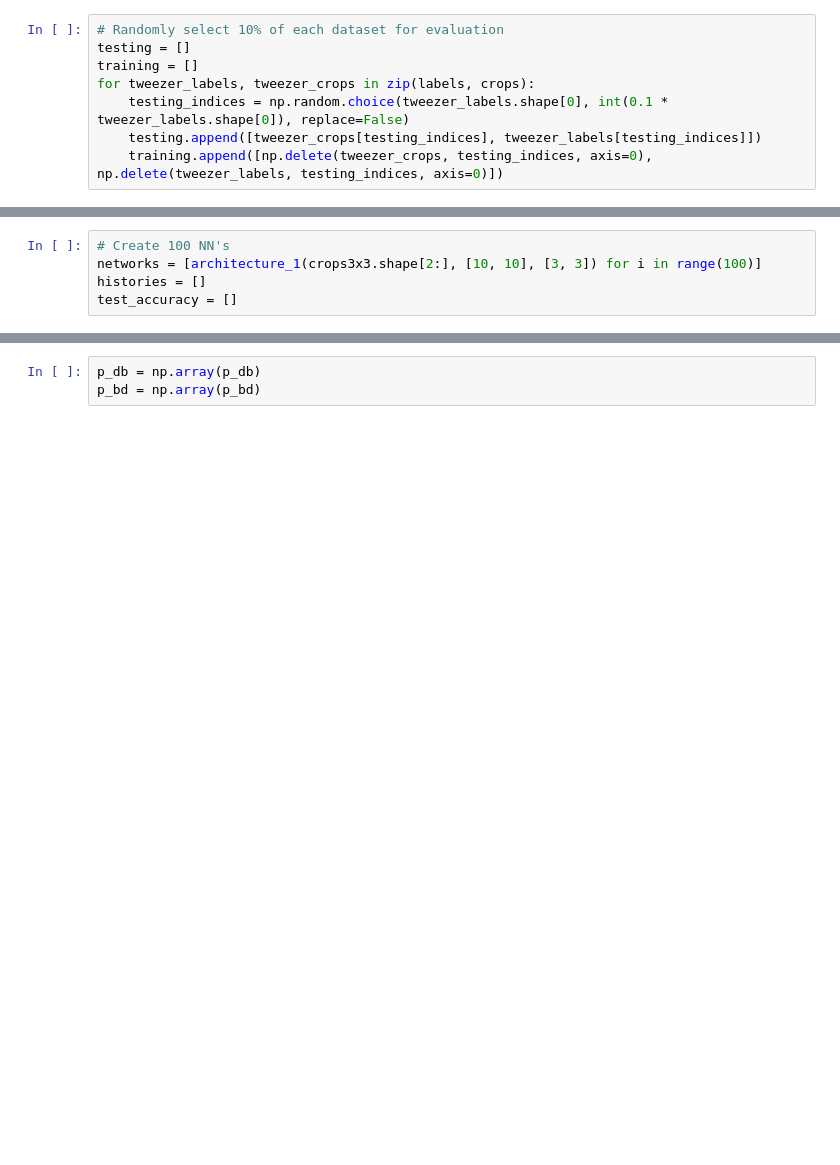
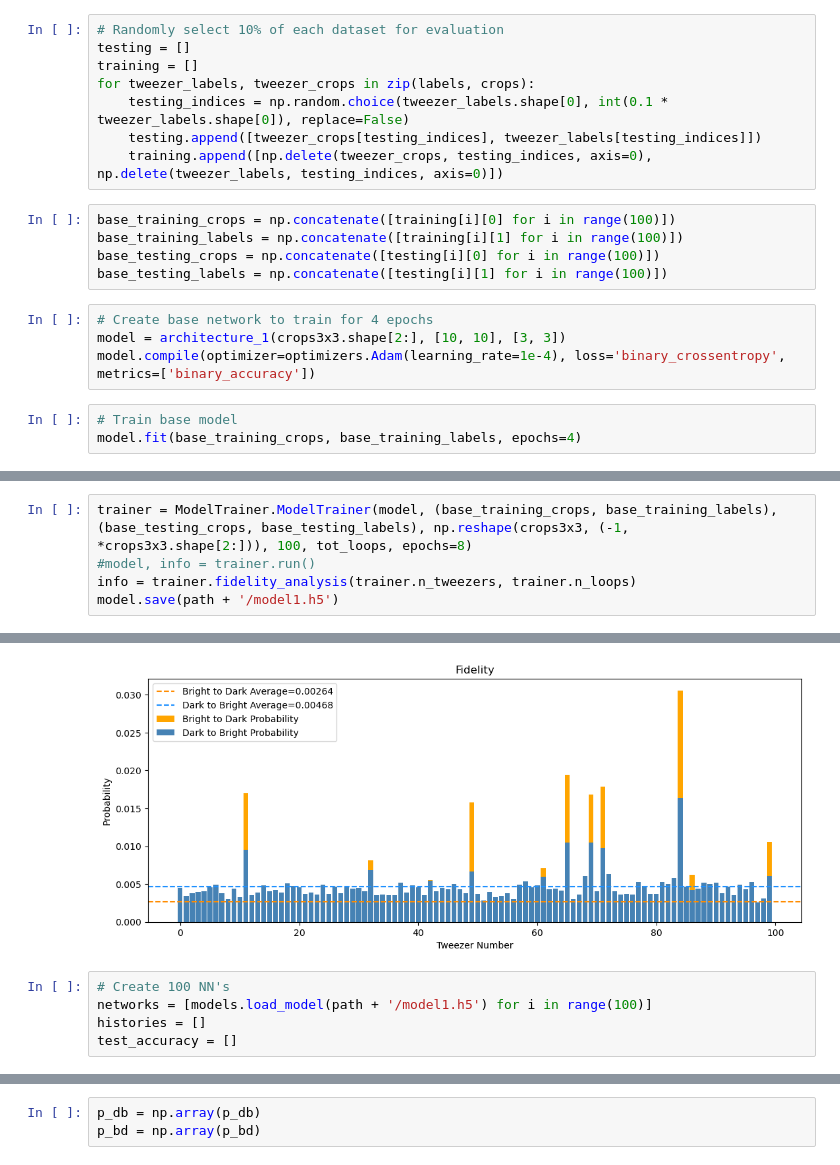
Before and after one commit to jack-mango/QURIP-thompsonlab-amo, a Jupyter notebook: individual_site_training.ipynb, the cells around one changed output, grey strips where cells are left out. Drawn from its saved outputs; the diff is of its cells as text; blank space fills up the shorter version.

```diff
--- a/individual_site_training.ipynb
+++ b/individual_site_training.ipynb
@@ -56,3 +48,15 @@ for tweezer_labels, tweezer_crops in zip(labels, crops):
     testing_indices = np.random.choice(tweezer_labels.shape[0], int(0.1 * tweezer_labels.shape[0]), replace=False)
     testing.append([tweezer_crops[testing_indices], tweezer_labels[testing_indices]])
     training.append([np.delete(tweezer_crops, testing_indices, axis=0), np.delete(tweezer_labels, testing_indices, axis=0)])
+# %%
+base_training_crops = np.concatenate([training[i][0] for i in range(100)])
+base_training_labels = np.concatenate([training[i][1] for i in range(100)])
+base_testing_crops = np.concatenate([testing[i][0] for i in range(100)])
+base_testing_labels = np.concatenate([testing[i][1] for i in range(100)])
+# %%
+# Create base network to train for 4 epochs
+model = architecture_1(crops3x3.shape[2:], [10, 10], [3, 3])
+model.compile(optimizer=optimizers.Adam(learning_rate=1e-4), loss='binary_crossentropy', metrics=['binary_accuracy'])
+# %%
+# Train base model
+model.fit(base_training_crops, base_training_labels, epochs=4)
@@ -58,0 +73,6 @@ for tweezer_labels, tweezer_crops in zip(labels, crops):
+# %%
+trainer = ModelTrainer.ModelTrainer(model, (base_training_crops, base_training_labels), (base_testing_crops, base_testing_labels), np.reshape(crops3x3, (-1, *crops3x3.shape[2:])), 100, tot_loops, epochs=8)
+#model, info = trainer.run()
+info = trainer.fidelity_analysis(trainer.n_tweezers, trainer.n_loops)
+model.save(path + '/model1.h5')
+# %% [output]
@@ -59,6 +80,7 @@ for tweezer_labels, tweezer_crops in zip(labels, crops):
+[figure, added]
 # %%
 # Create 100 NN's
-networks = [architecture_1(crops3x3.shape[2:], [10, 10], [3, 3]) for i in range(100)]
+networks = [models.load_model(path + '/model1.h5') for i in range(100)]
 histories = []
 test_accuracy = []
 # %%
```
Also changed, not shown: parts of 15 cells of this notebook, 9 other files.
